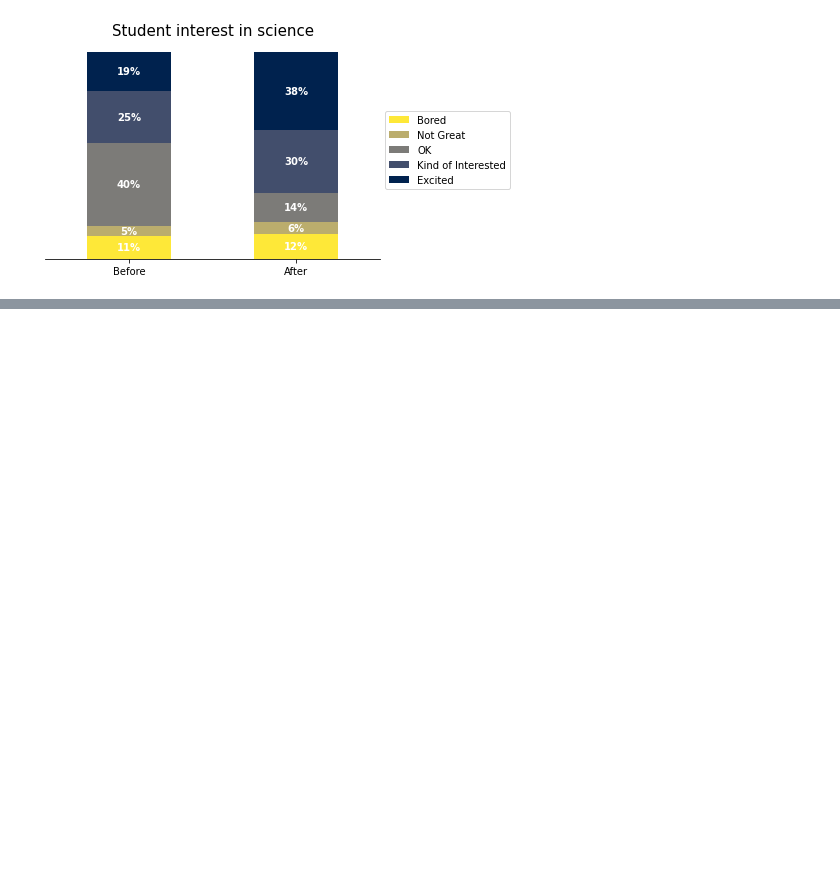
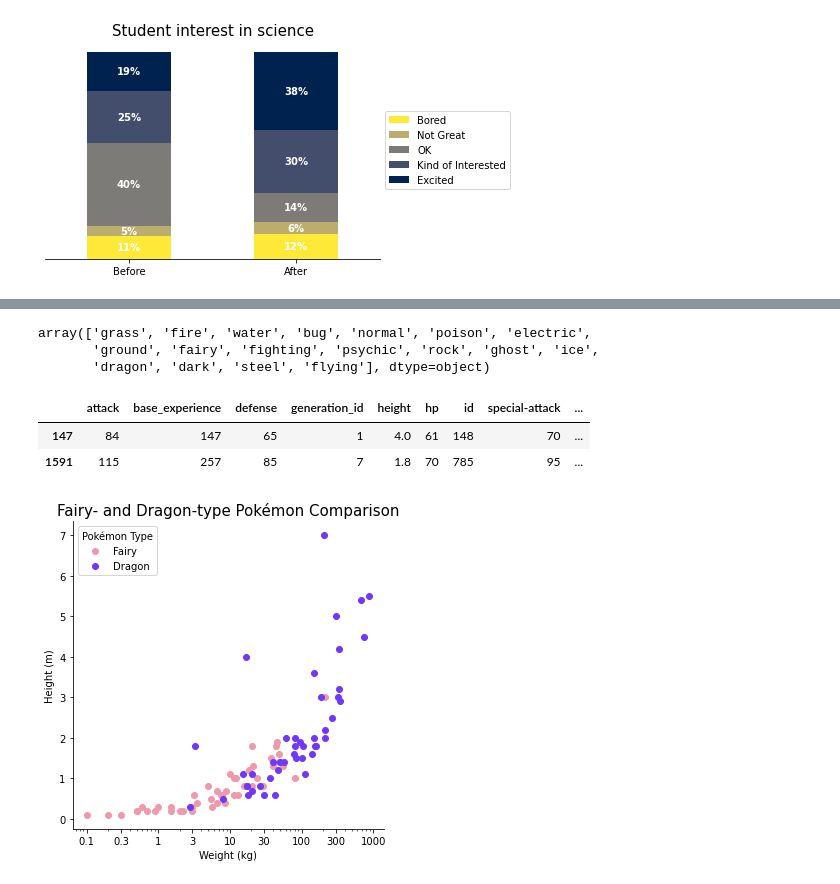
Before and after one commit to tharcyla/data-visualization, a Jupyter notebook: 06_Explanatory-Visualizations.ipynb, the cells around one changed output, grey strips where cells are left out. Saved outputs shown, nothing was run; the diff lists cells and outputs as text; code cells hidden in the pictures; blank space fills up the shorter version.

Commit message:
upload: Add final notes from the Explanatory Visualizations lesson
In this commit, I finished the lesson.

```diff
--- a/06_Explanatory-Visualizations.ipynb
+++ b/06_Explanatory-Visualizations.ipynb
@@ -187,0 +227,3 @@ for bar in ax.patches:
+# %%
+pokemon = pd.read_csv('support-files/06_Explanatory-Vis/pokemon.csv')
+pokemon.head(1)
@@ -187,0 +233,8 @@ for bar in ax.patches:
+# %%
+type_cols = ['type_1', 'type_2']
+non_type_cols = pokemon.columns.difference(type_cols)
+pkmn_types = pokemon.melt(id_vars=non_type_cols,
+                         value_vars=type_cols,
+                         var_name='type_level',
+                         value_name='type').dropna()
+pkmn_types.head(5)
@@ -187,0 +248,26 @@ for bar in ax.patches:
+# %%
+pkmn_types['type'].unique()
+# %% [output]
+array(['grass', 'fire', 'water', 'bug', 'normal', 'poison', 'electric',
+       'ground', 'fairy', 'fighting', 'psychic', 'rock', 'ghost', 'ice',
+       'dragon', 'dark', 'steel', 'flying'], dtype=object)
+# %%
+pokemon_sub = pkmn_types.query('type == "fairy" or type == "dragon"')
+pokemon_sub.sample(2)
+# %% [output]
+|  | attack | base_experience | defense | generation_id | height | hp | id | special-attack | ... |
+| 147 | 84 | 147 | 65 | 1 | 4.0 | 61 | 148 | 70 | ... |
+| 1591 | 115 | 257 | 85 | 7 | 1.8 | 70 | 785 | 95 | ... |
+# %%
+pkmn_palette = {'fairy': '#ee99ac', 'dragon': '#7038f8'}
+g = sns.FacetGrid(data=pokemon_sub, hue='type', height=5, palette=pkmn_palette)
+g.map(plt.scatter, 'weight', 'height')
+g.set(xscale='log')
+x_ticks = [0.1, 0.3, 1, 3, 10, 30, 100, 300, 1000]
+g.set(xticks=x_ticks, xticklabels=x_ticks)
+plt.xlabel('Weight (kg)')
+plt.ylabel('Height (m)')
+plt.title('Fairy- and Dragon-type Pokémon Comparison', fontsize=15)
+plt.legend(['Fairy', 'Dragon'], title='Pokémon Type');
+# %% [output]
+[figure, added]
```
Also changed, not shown: parts of 6 cells of this notebook.
